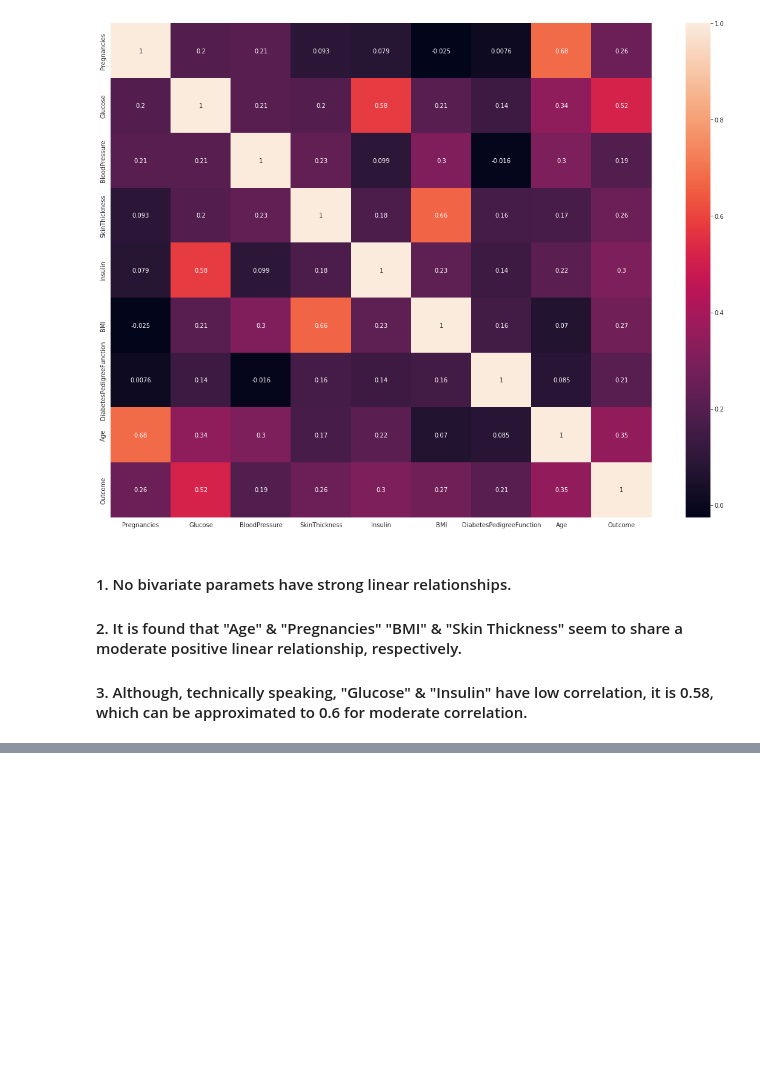
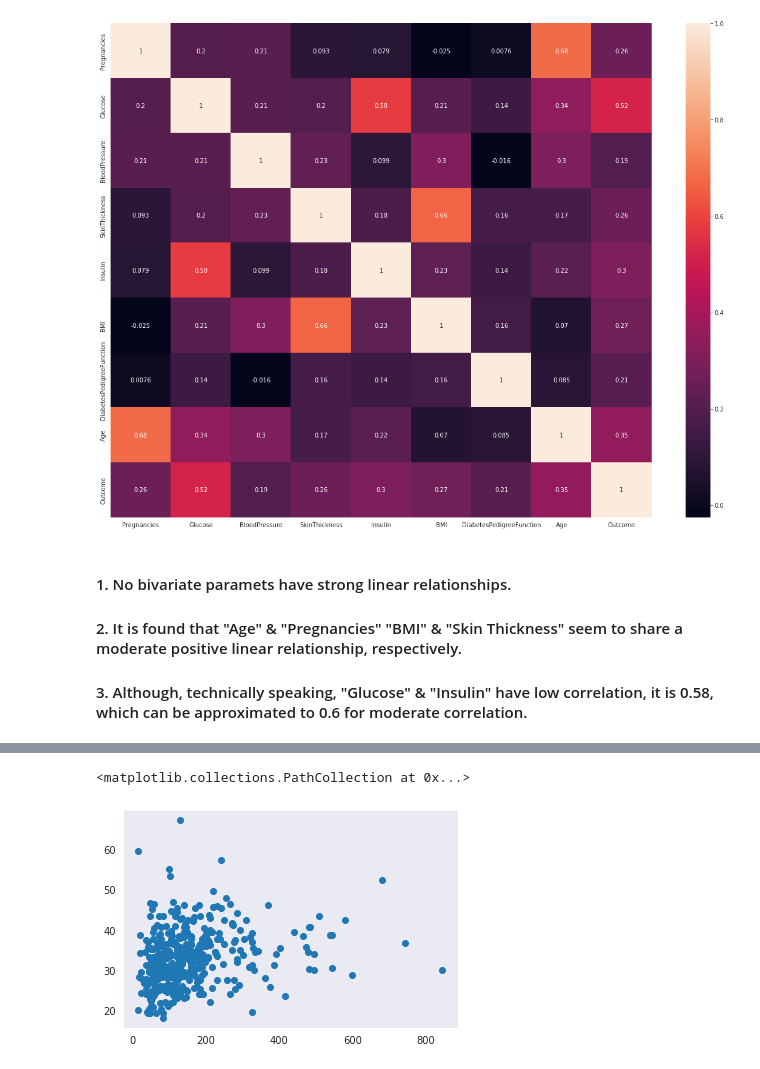
Before and after one commit to pragmatic-philosopher09/Feynn-Labs-Market-Segmentation-Internship-Task-, a Jupyter notebook: Feynn_Lab_Market_Segmentation.ipynb, the cells around one changed output, grey strips where cells are left out. Cells and saved outputs as stored; diff of their text form; code cells hidden in the pictures; blank space fills up the shorter version.

```diff
--- a/Feynn_Lab_Market_Segmentation.ipynb
+++ b/Feynn_Lab_Market_Segmentation.ipynb
@@ -508,0 +525,5 @@ sns.heatmap(cor, annot=True)
+# %%
+plt.scatter(dia['Insulin'], dia['BMI'])
+# %% [output]
+<matplotlib.collections.PathCollection at 0x...>
+[figure, added]
```
Also changed, not shown: parts of 24 cells of this notebook.
